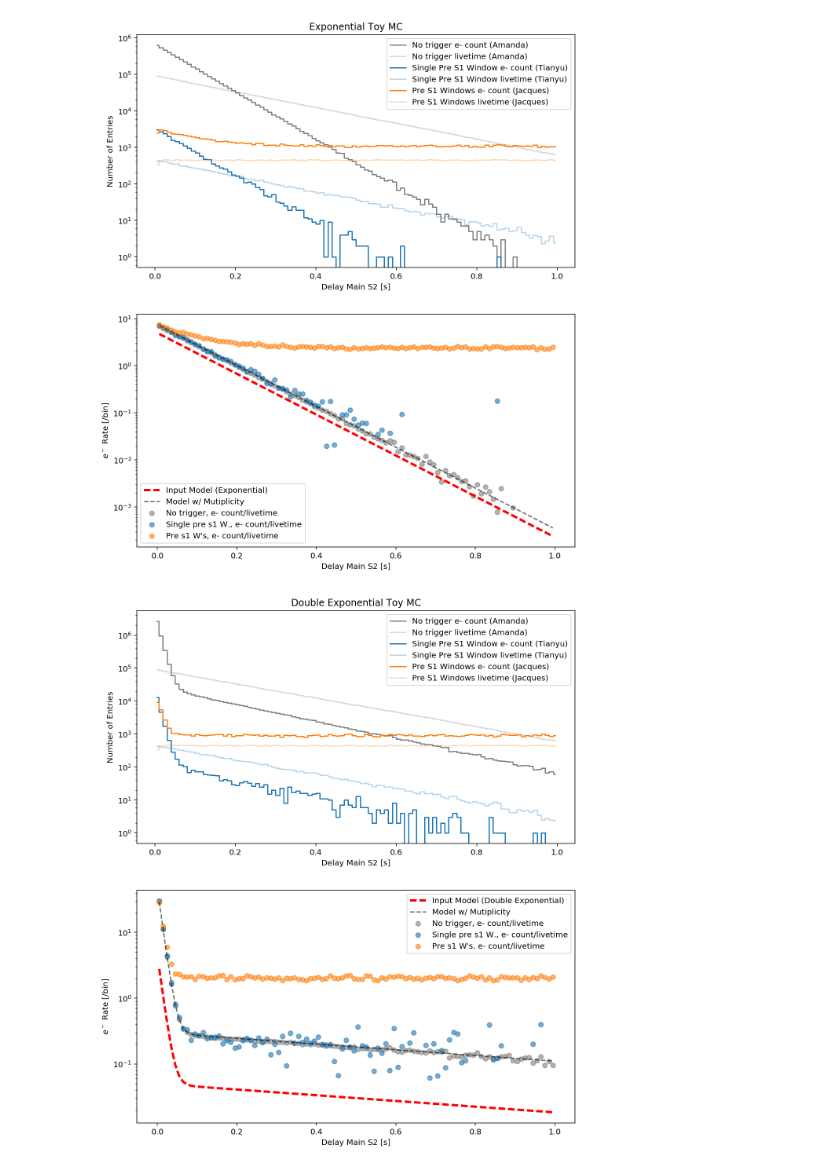
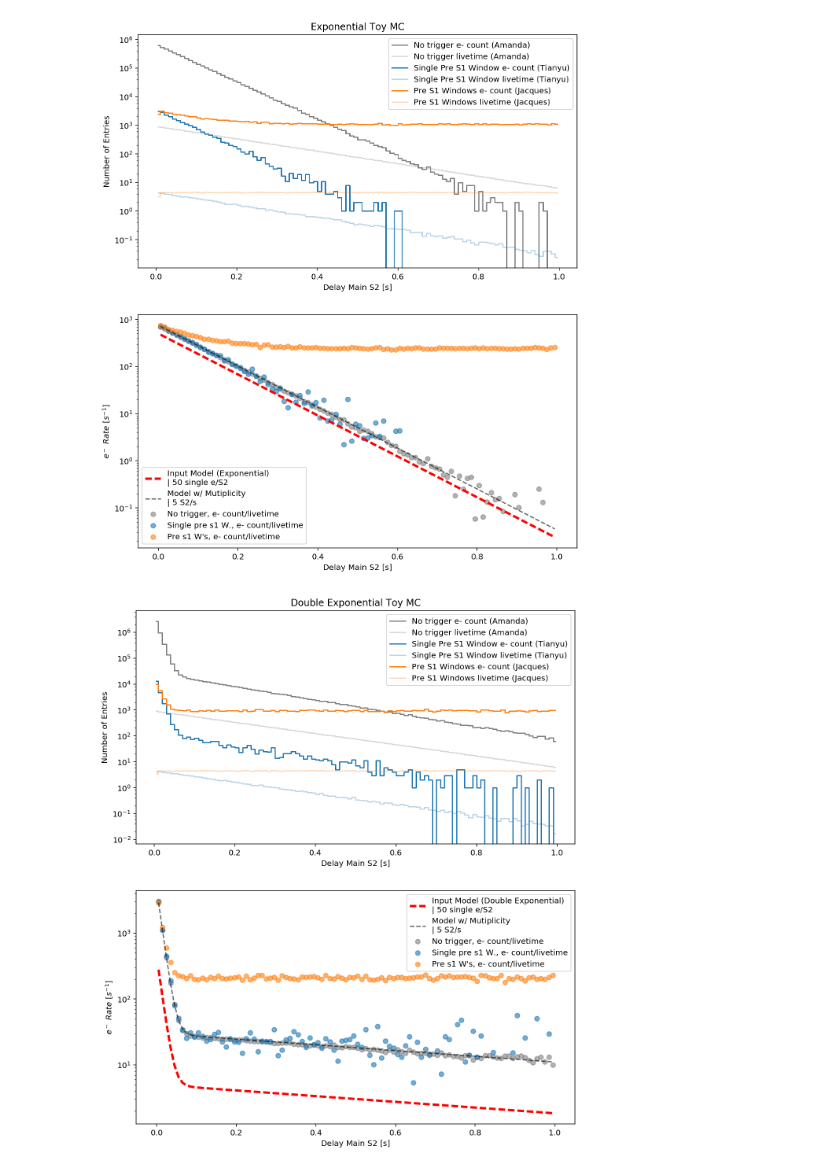
Before and after one commit to zhut19/Cool_Electrons, a Jupyter notebook: SingleElectronToyMC.ipynb, the cells around one changed output. Cells and saved outputs as stored; diff of their text form; code cells hidden in the pictures.

```diff
--- a/SingleElectronToyMC.ipynb
+++ b/SingleElectronToyMC.ipynb
@@ -41,7 +41,7 @@ def simulations(model_random_gen, total_time=1000, tao=0.1, ratio=100):
 
     n_ele = ratio * n_s2 # Now let's say on average every S2 generate (1*ratio) of electrons
     dt_model = model_random_gen(n_ele) # Their time delay from their parent S2 follow this exponential model
-    t_ele = dt_model + np.random.choice(t_s2, n_ele) # Now randomly add those to the S2 times to get s-electron times
+    t_ele = dt_model + np.random.choice(t_s2, replace=True, size=n_ele) # Now randomly add those to the S2 times to get s-electron times
     del dt_model
 
     # Here is a trick (digitize) to find for each single-e, which 2 S2s that it's located in between
@@ -57,9 +57,9 @@ def simulations(model_random_gen, total_time=1000, tao=0.1, ratio=100):
     # Start to filling histograms
     #### 1 Amanda's triggerless cases, all single electrons should be related it's prvious S2
     ph_dt_0 = Hist1d(dt_associate_pre, bins=bins)
-    ph_lt_0 = Hist1d(np.diff(t_s2, n=1), bins=np.linspace(0, 5, 501)) # This is the pdf of time difference between 2 S2s
+    ph_lt_0 = Hist1d(np.diff(t_s2, n=1), bins=np.linspace(0, 5, int(5/(bins[1]-bins[0]))+1)) # This is the pdf of time difference between 2 S2s
     # The actual live time should be cumulate from right hand side of this pdf
-    ph_lt_0 = Hist1d.from_histogram(np.cumsum(ph_lt_0[::-1])[::-1][:len(bins)-1], bin_edges=ph_dt_0.bin_edges)
+    ph_lt_0 = Hist1d.from_histogram(np.cumsum(ph_lt_0[::-1])[::-1][:len(bins)-1]*(bins[1]-bins[0]), bin_edges=ph_dt_0.bin_edges)
 
 
     #### 2 Tianyu's single pre-s1 (s2 in mc case) window
@@ -80,7 +80,7 @@ def simulations(model_random_gen, total_time=1000, tao=0.1, ratio=100):
     D2lt = D2lt.reshape((Bleft.shape[0], Wleft.shape[0]))
     D2lt[D2lt < 0] = 0
 
-    live_time_hist = np.sum(D2lt, axis=1)*(len(bins)-1)
+    live_time_hist = np.sum(D2lt, axis=1)
 
     ph_lt_1 = Hist1d.from_histogram(live_time_hist, bin_edges=ph_lt_0.bin_edges)
     del Wleft, Wright, Bleft_grid, Wleft_grid, Bright_grid, Wright_grid, D2lt
@@ -125,9 +125,9 @@ def simulations(model_random_gen, total_time=1000, tao=0.1, ratio=100):
     D2lt = D2lt.reshape((Bleft.shape[0], Wleft.shape[0]))
     D2lt[D2lt < 0] = 0
 
-    live_time_hist = np.sum(D2lt, axis=1)*(len(bins)-1)
+    live_time_hist = np.sum(D2lt, axis=1)
 
-    ph_lt_2 = Hist1d.from_histogram(np.sum(D2lt, axis=1)*(len(bins)-1), bin_edges=ph_lt_0.bin_edges)
+    ph_lt_2 = Hist1d.from_histogram(np.sum(D2lt, axis=1), bin_edges=ph_lt_0.bin_edges)
     del Bleft, Bright, Wleft, Wright, Bleft_grid, Wleft_grid, Bright_grid, Wright_grid, D2lt
 
     return (ph_dt_0, ph_lt_0, ph_dt_1, ph_lt_1, ph_dt_2, ph_lt_2)
@@ -181,19 +197,19 @@ with initiate_plot(10, 12):
     bin_width = np.diff(bins, n=1)
     # Model = ratio * normalized exponential pdf (t)
     #       * bin width
-    plt.plot(bc, ratio/tao*np.exp(-bc/tao)*bin_width, color='r', alpha=1, lw=3.0, ls='--', label='Input Model (Exponential)')
+    plt.plot(bc, ratio/tao*np.exp(-bc/tao), color='r', alpha=1, lw=3.0, ls='--', label='Input Model (Exponential)\n| 50 single e/S2')
     # Model with multiplicity = ratio * normalized exponential pdf
     #                    + intergal of t_s2 ratio * normalized exponential pdf (t-t_s2)
     #                        * s2_distribution (uniform 5/second)
     #                        from -inf to 0
     #                    * bin width
-    plt.plot(bc, ratio/tao*np.exp(-bc/tao)*bin_width*(1+5*tao), color='k', alpha=0.6, ls='--', label='Model w/ Mutiplicity')
+    plt.plot(bc, ratio/tao*np.exp(-bc/tao)*(1+5*tao), color='k', alpha=0.6, ls='--', label='Model w/ Mutiplicity\n| 5 S2/s')
 
-    plt_config(xlabel='Delay Main S2 [s]', ylabel='$e^-$ Rate [/bin]')
+    plt_config(xlabel='Delay Main S2 [s]', ylabel='$e^-\ Rate\ [s^{-1}]$')
     plt.yscale('log')
     plt.legend()
 # %% [output]
-[figure, old version]
+[figure, new version]
 # %%
 bins = np.linspace(0, 1, 101);
 total_time = 1000; # simulated time span
@@ -228,36 +244,36 @@ with initiate_plot(10, 12):
     ph_dt_1.plot(color='C0', label='Single Pre S1 Window e- count (Tianyu)')
     ph_lt_1.plot(color='C0', alpha = 0.3, label='Single Pre S1 Window livetime (Tianyu)')
 
     ph_dt_2.plot(color='C1', label='Pre S1 Windows e- count (Jacques)')
     ph_lt_2.plot(color='C1', alpha = 0.3, label='Pre S1 Windows livetime (Jacques)')
 
     plt_config(xlabel='Delay Main S2 [s]', ylabel='Number of Entries', title='Double Exponential Toy MC')
     plt.yscale('log')
     plt.legend()
 
     ax = fig.add_subplot(212)
     plt.scatter(ph_dt_0.bin_centers, ph_dt_0/ph_lt_0, color='C7', alpha=0.6, label ='No trigger, e- count/livetime')
     plt.scatter(ph_dt_0.bin_centers, ph_dt_1/ph_lt_1, color='C0', alpha=0.6, label ='Single pre s1 W., e- count/livetime')
     plt.scatter(ph_dt_0.bin_centers, ph_dt_2/ph_lt_2, color='C1', alpha=0.6, label ='Pre s1 W\'s, e- count/livetime')
 
 
 
     bc = ph_dt_0.bin_centers
     bin_width = np.diff(bins, n=1)
     # Model = ratio * normalized exponential pdf (t)
     #       * bin width
-    plt.plot(bc, (p0*ratio/tao*np.exp(-bc/tao0)+p1*ratio/tao1*np.exp(-bc/tao1)) \
-             *bin_width, color='r', alpha=1, lw=3.0, ls='--', label='Input Model (Double Exponential)')
+    plt.plot(bc, (p0*ratio/tao*np.exp(-bc/tao0)+p1*ratio/tao1*np.exp(-bc/tao1)),
+             color='r', alpha=1, lw=3.0, ls='--', label='Input Model (Double Exponential)\n| 50 single e/S2')
     # Model with multiplicity = ratio * normalized exponential pdf
     #                    + intergal of t_s2 ratio * normalized exponential pdf (t-t_s2)
     #                        * s2_distribution (uniform 5/second)
     #                        from -inf to 0
     #                    * bin width
-    plt.plot(bc, (p0*ratio/tao0*np.exp(-bc/tao0)*(1+5*tao0)+p1*ratio/tao1*np.exp(-bc/tao1)*(1+5*tao1))\
-             *bin_width, color='k', alpha=0.6, ls='--', label='Model w/ Mutiplicity')
+    plt.plot(bc, (p0*ratio/tao0*np.exp(-bc/tao0)*(1+5*tao0)+p1*ratio/tao1*np.exp(-bc/tao1)*(1+5*tao1)),
+             color='k', alpha=0.6, ls='--', label='Model w/ Mutiplicity\n| 5 S2/s')
 
-    plt_config(xlabel='Delay Main S2 [s]', ylabel='$e^-$ Rate [/bin]')
+    plt_config(xlabel='Delay Main S2 [s]', ylabel='$e^-\ Rate\ [s^{-1}]$')
     plt.yscale('log')
     plt.legend()
 # %% [output]
-[figure, old version]
+[figure, new version]
```
Also changed, not shown: parts of 1 cell of this notebook, 1 other file.
